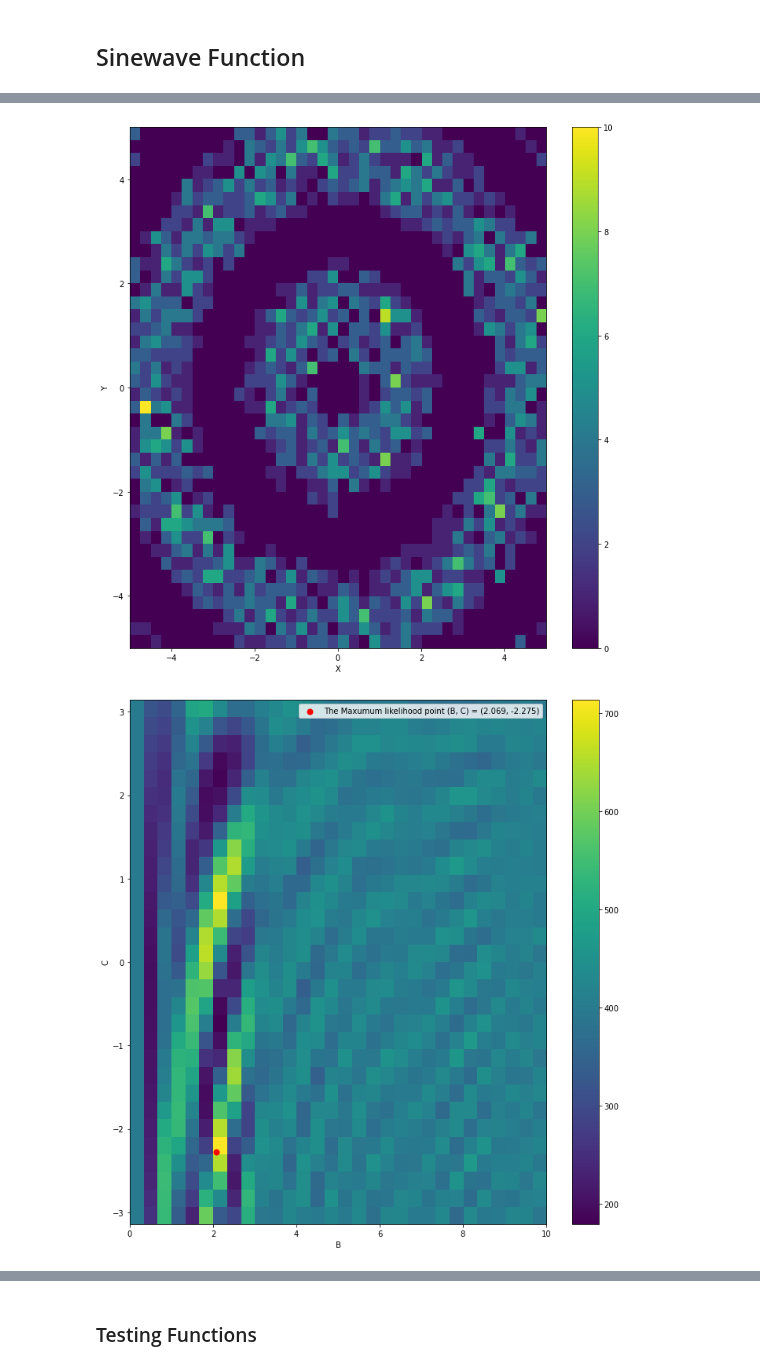
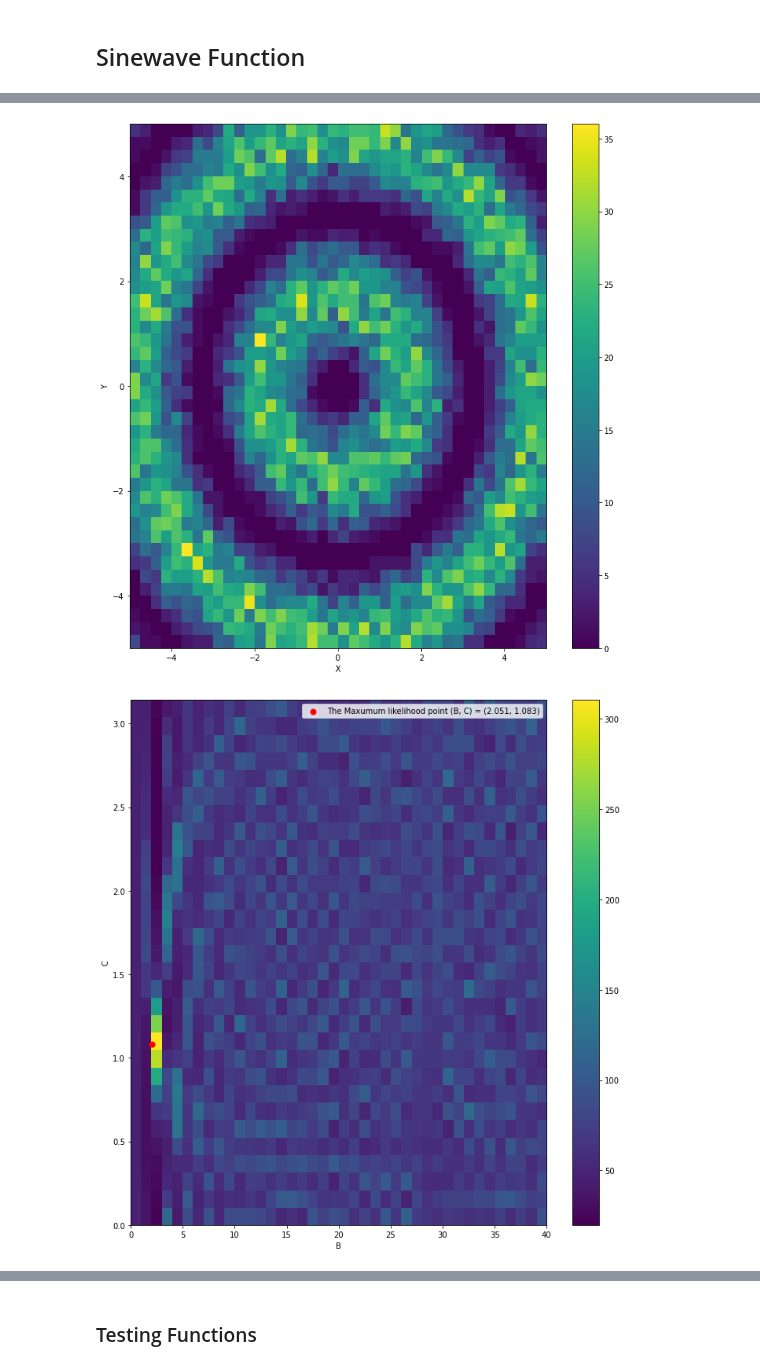
Before and after one commit to pjdunne/MResMCMC2023, a Jupyter notebook: Examples_Dian.ipynb, the cells around one changed output, grey strips where cells are left out. Cells and saved outputs as stored; diff of their text form; code cells hidden in the pictures.

Commit message:
A new testing visualization tool

```diff
--- a/Examples_Dian.ipynb
+++ b/Examples_Dian.ipynb
@@ -10,6 +10,6 @@ import MCMC_DZ.MCMC.MetropolisHastingMCMC.ProposalDistributions as PDs
 from MCMC_DZ.BayesianInference.Likelihood_functions import Sinewave
 # %%
 Data_range = np.array([[-5, 5], [-5, 5]])
-SF = Sinewave.Sinewave_function([2,0.65], Data_range)
+SF = Sinewave.Sinewave_function([2, 1], Data_range)
 Vts.Target_Distribution_Visualization(X_range=[-6, 6], Y_range=[-6, 6], Tar_Dis=SF.f, Func_name="2D Sinewave Function", alpha=1)
 # %% [output]
@@ -17,28 +17,28 @@ Vts.Target_Distribution_Visualization(X_range=[-6, 6], Y_range=[-6, 6], Tar_Dis=
 # %%
 Data_range = np.array([[-5, 5], [-5, 5]])
 
-SFFD_P = Sts.FakeDataGen2D_Poisson(SF.f, [[-5, 5], [-5, 5]], 40, scaler=30)
+SFFD_P = Sts.FakeDataGen2D_Poisson(SF.f, [[-5, 5], [-5, 5]], 40, scaler=200)
 
-Vts.PlotHeatmap(SFFD_P.x ,SFFD_P.y, SFFD_P.FakeData.reshape(SFFD_P.x.shape), xlabel="X", ylabel="Y", zlabel="F(X,Y)")
+Vts.PlotHeatmap(SFFD_P.x ,SFFD_P.y, SFFD_P.BinsValue.reshape(SFFD_P.x.shape), xlabel="X", ylabel="Y", zlabel="F(X,Y)")
 # %% [output]
-[figure, old version]
+[figure, new version]
 # %%
 def Prior(params):
-    if (0<=params[0] and params[0]<=10 and -np.pi<=params[1] and params[1]<=np.pi):
+    if (0<params[0] and params[0]<20 and 0<=params[1] and params[1]<=np.pi):
         return 1
     else:
         return 0
 SF_l = Sts.LikeliFuncGen(SFFD_P, SF, Prior)
 # %%
-Bs = np.linspace(0, 10, 30)
-Cs = np.linspace(-np.pi, np.pi, 30)
+Bs = np.linspace(0, 40, 40)
+Cs = np.linspace(0, np.pi, 30)
 Bs, Cs = np.meshgrid(Bs, Cs)
 
 Ls = []
 for params in zip(Bs.flatten(), Cs.flatten()):
     Ls.append(SF_l.Likelihood(params))
 
 Ls = np.asarray(Ls).reshape(Bs.shape)
 Vts.PlotHeatmap(Bs, Cs, Ls, xlabel="B", ylabel="C", zlabel="l(A, B)", Plot_Max=True)
 # %% [output]
-[figure, old version]
+[figure, new version]
```
Also changed, not shown: parts of 15 cells of this notebook.
